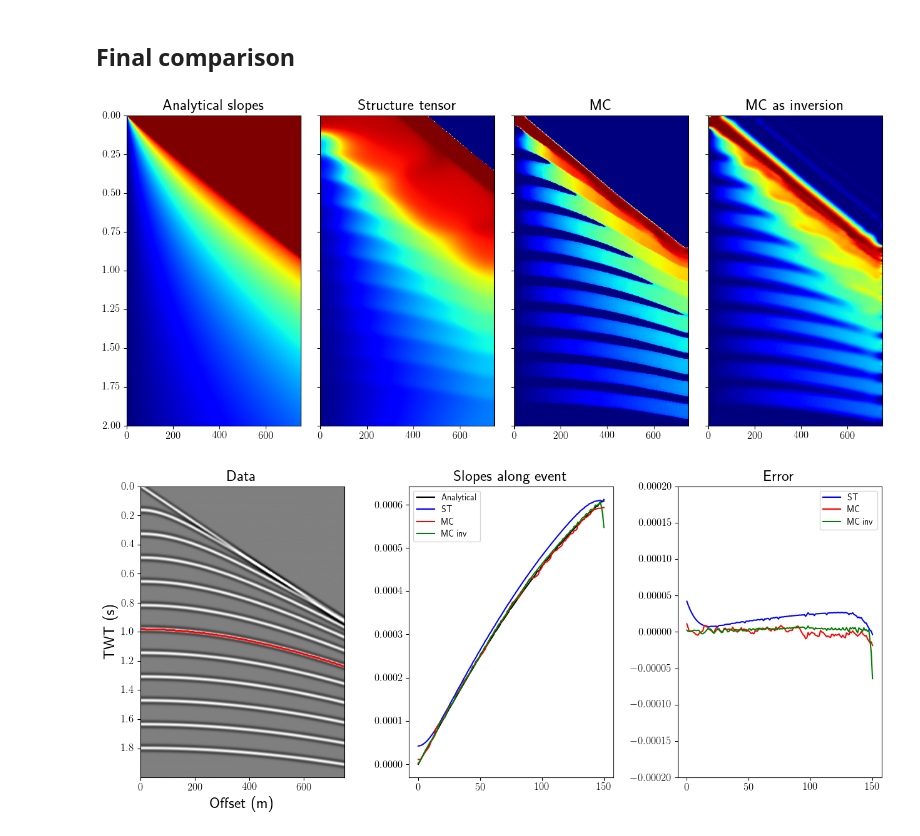
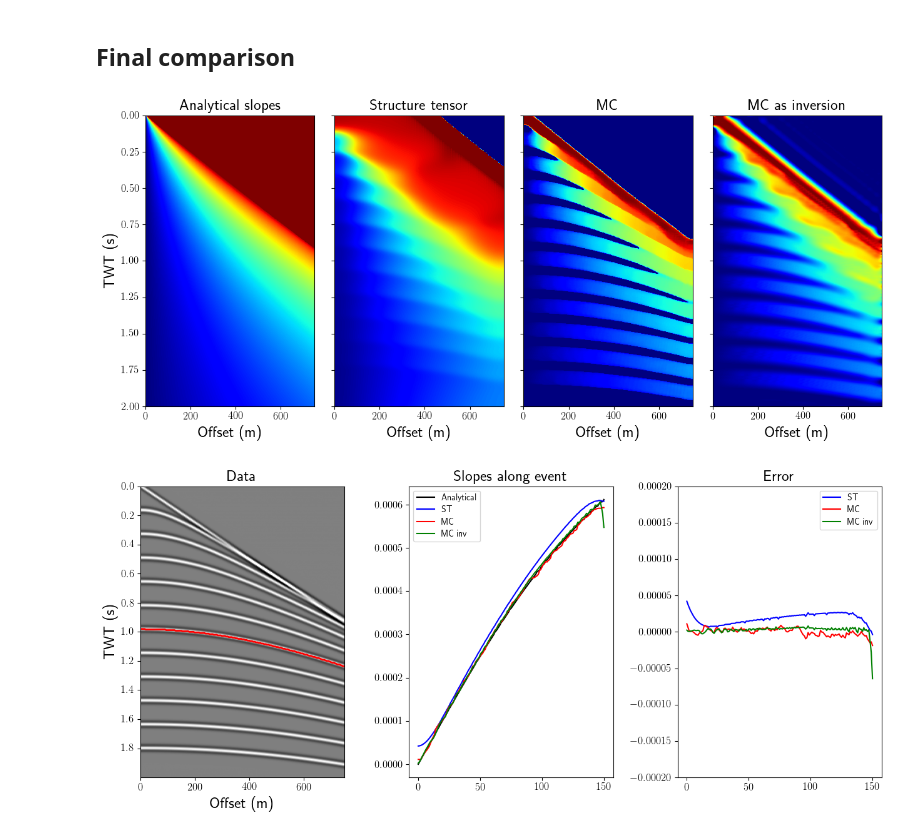
Before and after one commit to DIG-Kaust/MultiCompSlopesInterpolation, a Jupyter notebook: notebooks/slopes/Slopes_comparison_hyperbolic.ipynb, the cells around one changed output. Cells and saved outputs as stored; diff of their text form; code cells hidden in the pictures.

```diff
--- a/notebooks/slopes/Slopes_comparison_hyperbolic.ipynb
+++ b/notebooks/slopes/Slopes_comparison_hyperbolic.ipynb
@@ -91,20 +91,25 @@ slope_mcinv = multicomponent_slopes_inverse(data, dx, dt, reg=8e1, iter_lim=200)
 # %%
 fig, axs = plt.subplots(1, 4, sharey=True, figsize=(13, 6))
 axs[0].imshow(analytical_slope, cmap='jet', vmin=0, vmax=1.2e-3, extent=(x[0], x[-1], t[-1], t[0]))
 axs[0].set_title('Analytical slopes')
-axs[0].axis('tight');
+axs[0].set_xlabel('Offset (m)')
+axs[0].set_ylabel('TWT (s)')
+axs[0].axis('tight')
 axs[1].imshow(slope_st, cmap='jet', vmin=0, vmax=1.2e-3, extent=(x[0], x[-1], t[-1], t[0]))
+axs[1].set_xlabel('Offset (m)')
 axs[1].set_title('Structure tensor')
 axs[1].axis('tight')
 axs[2].imshow(slope_mc, cmap='jet', vmin=0, vmax=1.2e-3, extent=(x[0], x[-1], t[-1], t[0]))
+axs[2].set_xlabel('Offset (m)')
 axs[2].set_title('MC')
-axs[2].axis('tight');
+axs[2].axis('tight')
 axs[3].imshow(slope_mcinv, cmap='jet', vmin=0, vmax=1.2e-3, extent=(x[0], x[-1], t[-1], t[0]))
+axs[3].set_xlabel('Offset (m)')
 axs[3].set_title('MC as inversion')
 axs[3].axis('tight')
 plt.tight_layout()
 # %% [output]
-[figure, old version]
+[figure, new version]
 # %%
 fig, axs = plt.subplots(1, 3, figsize=(13, 6))
 axs[0].imshow(data.T, cmap='gray', vmin=-1, vmax=1, extent=(x[0], x[-1], t[-1], t[0]))
```
Also changed, not shown: 5 other files.
